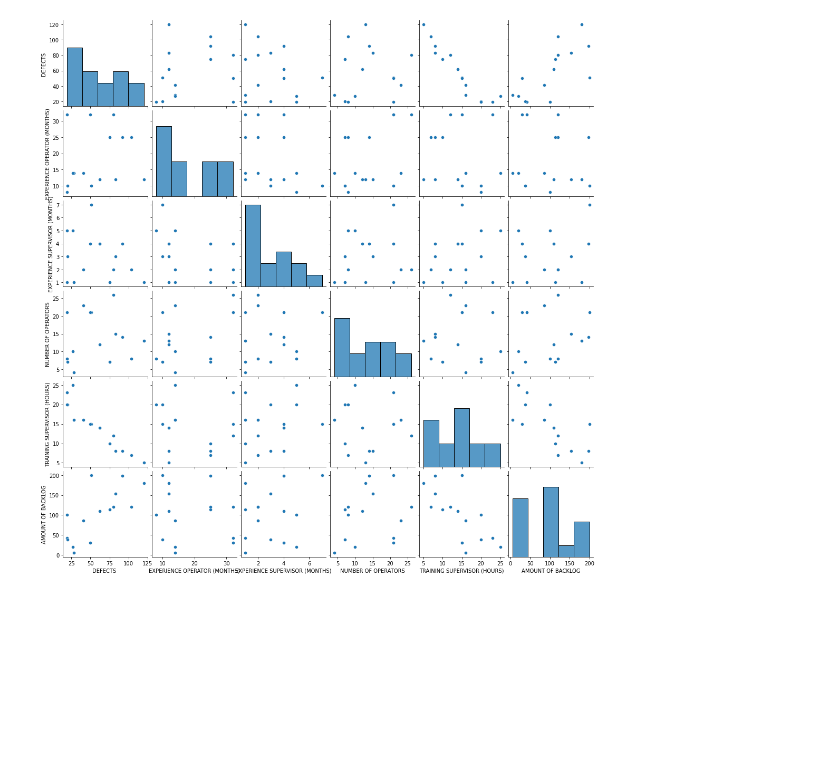
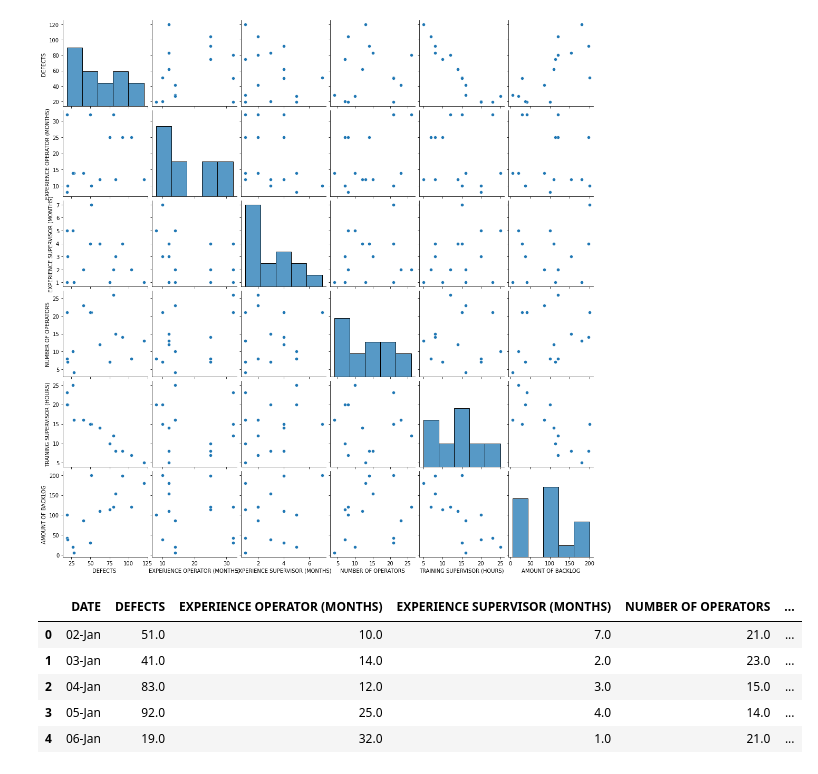
Before and after one commit to pedrohrosabraun/6-sigma, a Jupyter notebook: Calculatin metrics.ipynb, the cells around one changed output. Drawn from its saved outputs; the diff is of its cells as text; code cells hidden in the pictures; blank space fills up the shorter version.

```diff
--- a/Calculatin metrics.ipynb
+++ b/Calculatin metrics.ipynb
@@ -205,3 +205,12 @@ sns.pairplot(dfcorr)
 # %% [output]
 <seaborn.axisgrid.PairGrid at 0x...>
 [figure]
+# %%
+dfcorr.head()
+# %% [output]
+|  | DATE | DEFECTS | EXPERIENCE OPERATOR (MONTHS) | EXPERIENCE SUPERVISOR (MONTHS) | NUMBER OF OPERATORS | ... |
+| 0 | 02-Jan | 51.0 | 10.0 | 7.0 | 21.0 | ... |
+| 1 | 03-Jan | 41.0 | 14.0 | 2.0 | 23.0 | ... |
+| 2 | 04-Jan | 83.0 | 12.0 | 3.0 | 15.0 | ... |
+| 3 | 05-Jan | 92.0 | 25.0 | 4.0 | 14.0 | ... |
+| 4 | 06-Jan | 19.0 | 32.0 | 1.0 | 21.0 | ... |
```
Also changed, not shown: parts of 6 cells of this notebook, 3 other files.
